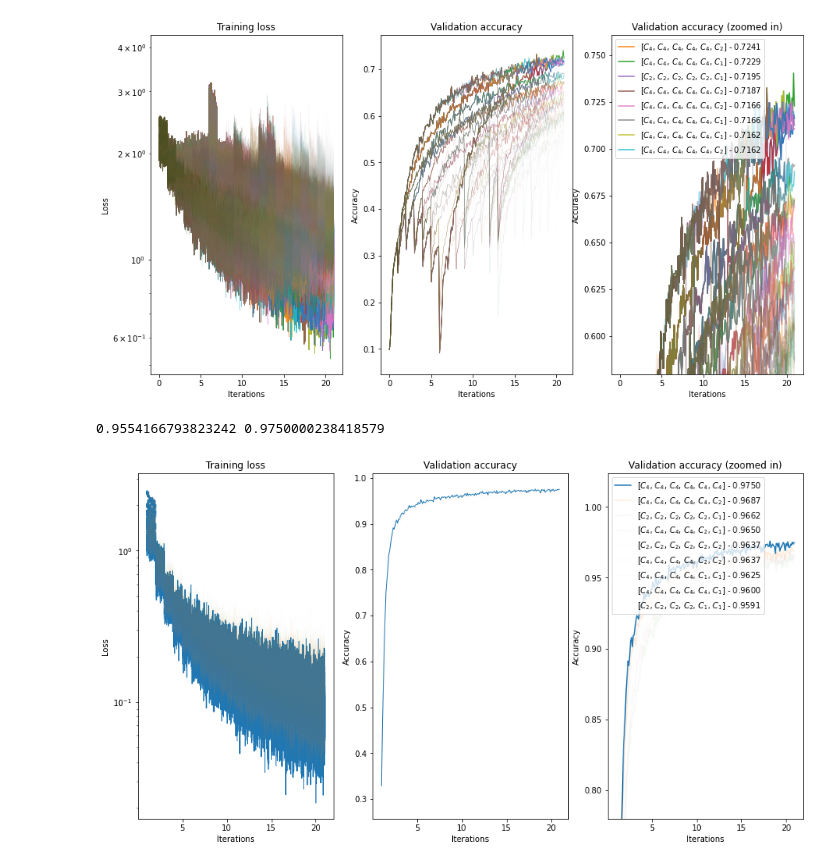
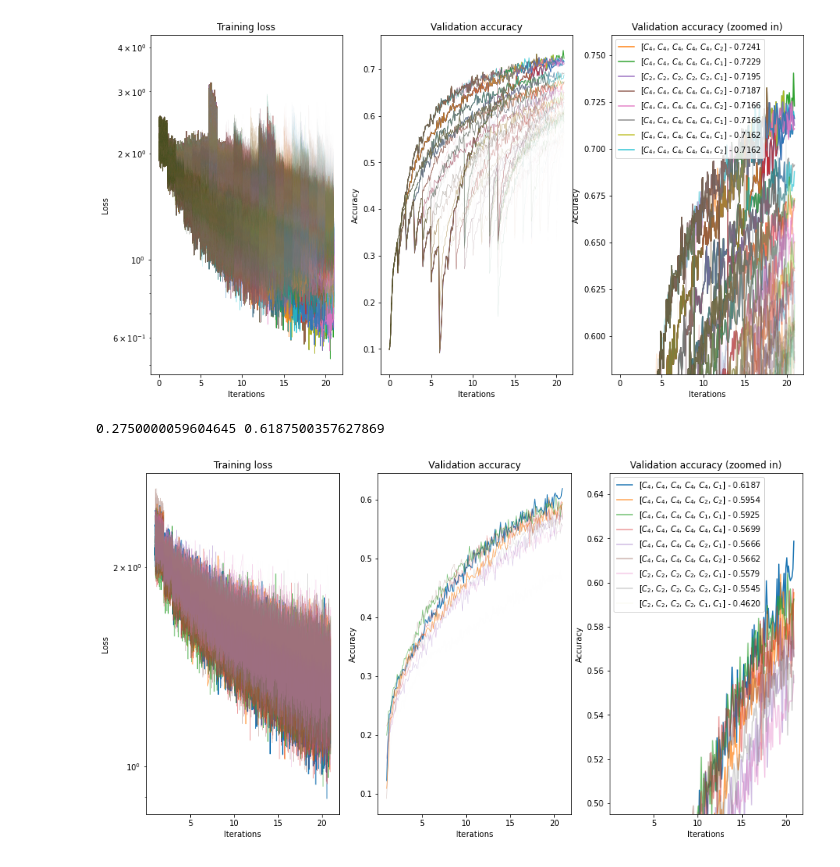
Before and after one commit to k8lion/equiNAS, a Jupyter notebook: plot.ipynb, the cells around one changed output. Saved outputs shown, nothing was run; the diff lists cells and outputs as text; code cells hidden in the pictures.

```diff
--- a/plot.ipynb
+++ b/plot.ipynb
@@ -156,7 +155,7 @@ plothillclimb('logshc_2022-06-15_13:36:02')
 0.2900000214576721 0.7245833277702332
 [figure]
 # %%
-plothillclimb('logshc_2022-06-15_13:58:22')
+plothillclimb('logshc_2022-06-20_09:49:21')
 # %% [output]
-0.9554166793823242 0.9750000238418579
+0.2750000059604645 0.6187500357627869
-[figure, old version]
+[figure, new version]
```
Also changed, not shown: parts of 4 cells of this notebook, 3 other files.
